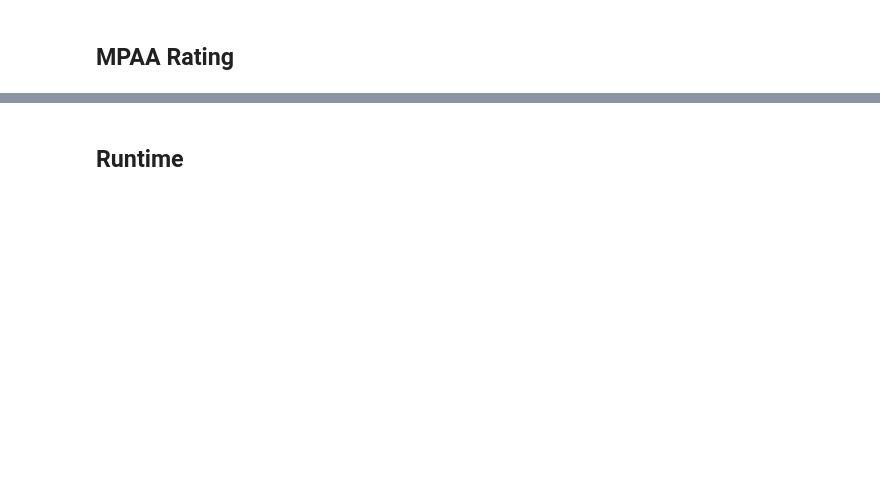
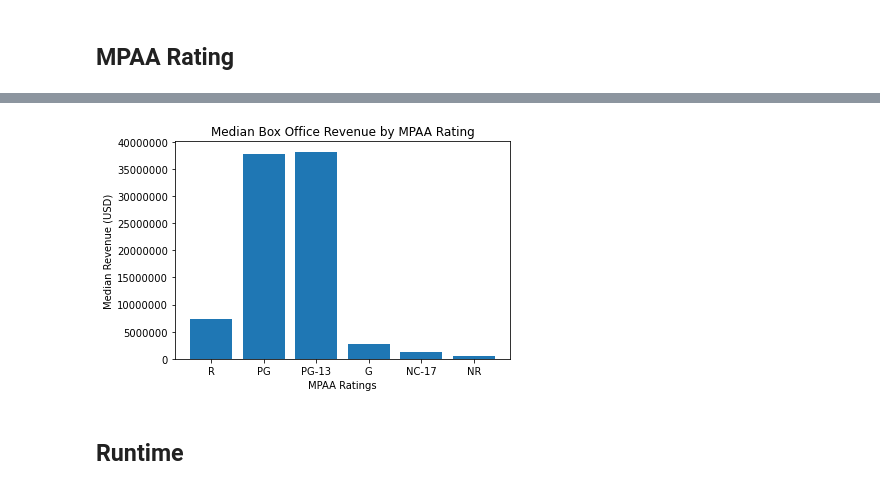
Before and after one commit to jumholtz/AIOverlordSupporters, a Jupyter notebook: student.ipynb, the cells around one changed output, grey strips where cells are left out. Saved outputs shown, nothing was run; the diff lists cells and outputs as text; code cells hidden in the pictures; blank space fills up the shorter version.

```diff
--- a/student.ipynb
+++ b/student.ipynb
@@ -104,2 +187,5 @@ classic_avg_revenue = np.mean(classic_revenue_clean)
+# %%
+#same as previous dictionary but for median variables
+ratings_dict_med = {'R':rmed,'PG':pgmed,'PG-13':pg13med,'G':gmed,'NC-17':nc17med,'NR':nrmed}
 # %% [markdown]
 ## Runtime
@@ -365,2 +420,15 @@ ax.set_ylabel("Revenue in Tens of Millions (USD)");
+# %%
+#median box office revenue by rating
+fig, ax=plt.subplots()
+plt.ticklabel_format(style='plain')
+ax.bar(ratings_dict_med.keys(),ratings_dict_med.values() )
+
+
+
+ax.set_title("Median Box Office Revenue by MPAA Rating")
+ax.set_xlabel("MPAA Ratings")
+ax.set_ylabel("Median Revenue (USD)");
+# %% [output]
+[figure, added]
 # %% [markdown]
 ## Runtime
```
Also changed, not shown: parts of 42 cells of this notebook.
